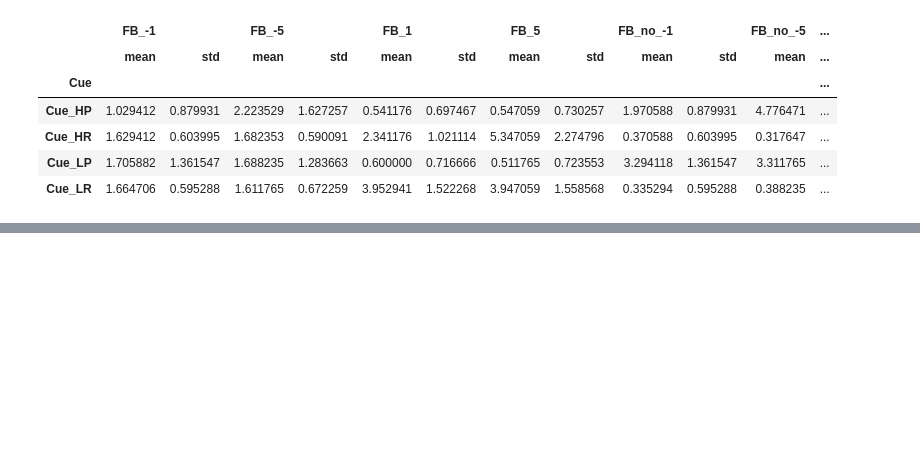
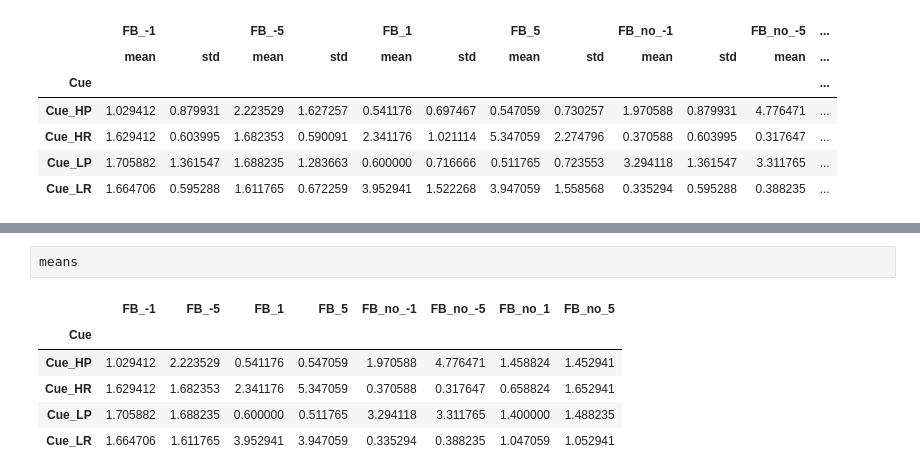
Before and after one commit to MagDub/PAT, a Jupyter notebook: exploratory-onebigDF.ipynb, the cells around one changed output, grey strips where cells are left out. Drawn from its saved outputs; the diff is of its cells as text; blank space fills up the shorter version.

```diff
--- a/exploratory-onebigDF.ipynb
+++ b/exploratory-onebigDF.ipynb
@@ -168,0 +151,9 @@ FB_m_1.plot(kind = "barh", y = "mean", legend = False,
+# %%
+means
+# %% [output]
+|  | FB_-1 | FB_-5 | FB_1 | FB_5 | FB_no_-1 | FB_no_-5 | FB_no_1 | FB_no_5 |
+| Cue |  |  |  |  |  |  |  |  |
+| Cue_HP | 1.029412 | 2.223529 | 0.541176 | 0.547059 | 1.970588 | 4.776471 | 1.458824 | 1.452941 |
+| Cue_HR | 1.629412 | 1.682353 | 2.341176 | 5.347059 | 0.370588 | 0.317647 | 0.658824 | 1.652941 |
+| Cue_LP | 1.705882 | 1.688235 | 0.600000 | 0.511765 | 3.294118 | 3.311765 | 1.400000 | 1.488235 |
+| Cue_LR | 1.664706 | 1.611765 | 3.952941 | 3.947059 | 0.335294 | 0.388235 | 1.047059 | 1.052941 |
```
Also changed, not shown: parts of 8 cells of this notebook.
